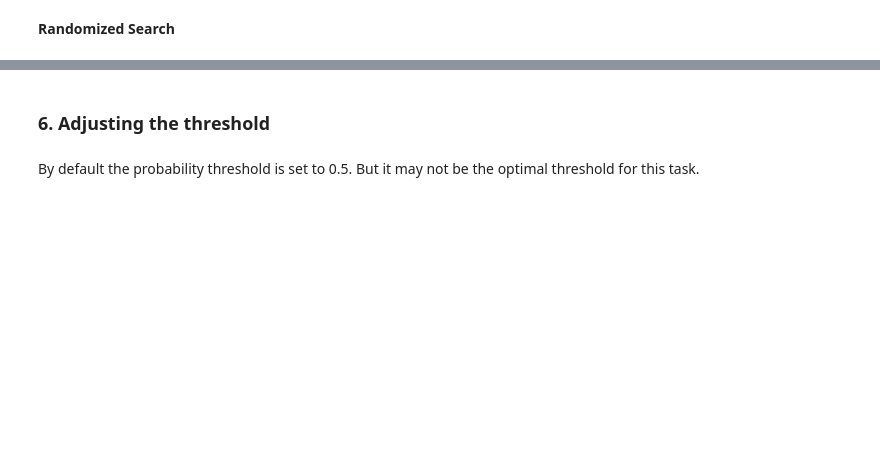
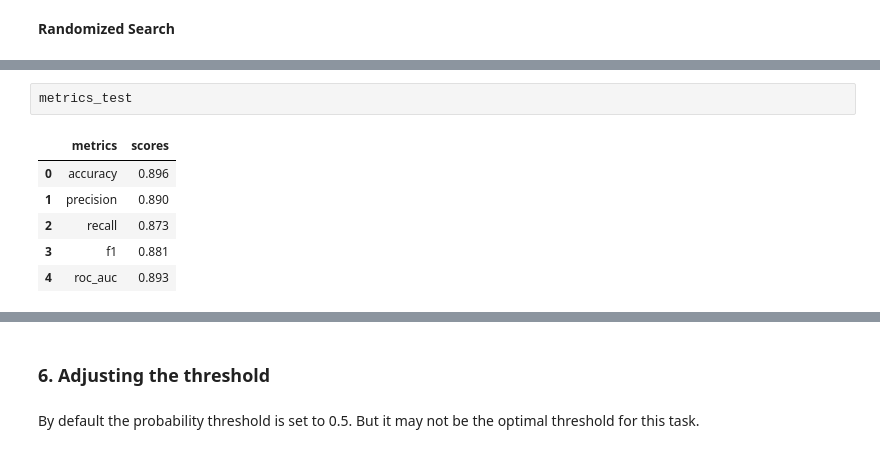
Before and after one commit to joanlenczuk/red_hat_project, a Jupyter notebook: modeling_red_hat.ipynb, the cells around one changed output, grey strips where cells are left out. Drawn from its saved outputs; the diff is of its cells as text; blank space fills up the shorter version.

```diff
--- a/modeling_red_hat.ipynb
+++ b/modeling_red_hat.ipynb
@@ -645,0 +685,9 @@ randomized_search(param_distributions,
+# %%
+metrics_test
+# %% [output]
+|  | metrics | scores |
+| 0 | accuracy | 0.896 |
+| 1 | precision | 0.890 |
+| 2 | recall | 0.873 |
+| 3 | f1 | 0.881 |
+| 4 | roc_auc | 0.893 |
```
Also changed, not shown: parts of 41 cells of this notebook, 1 other file.
